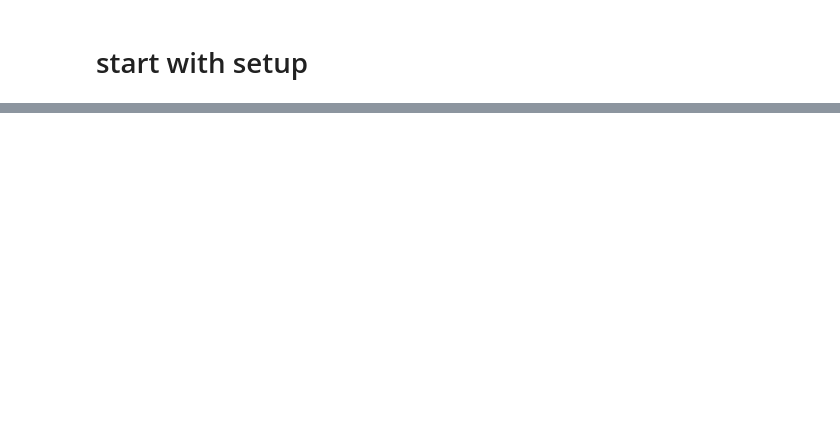
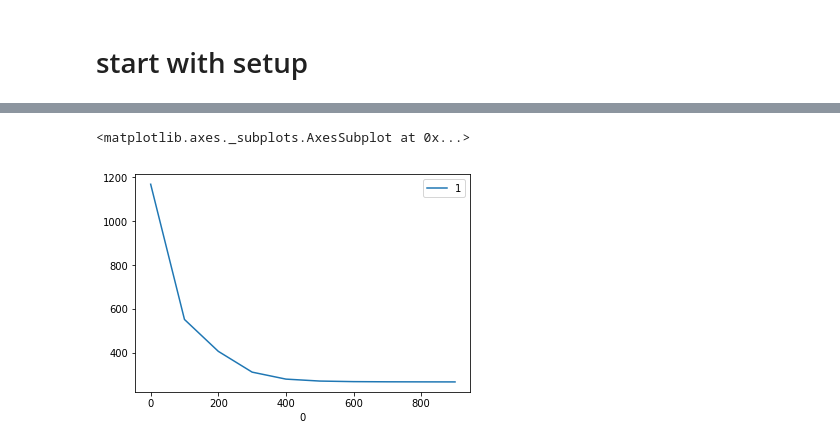
Before and after one commit to hAckdamDys/pyage, a Jupyter notebook: start_notebook.ipynb, the cells around one changed output, grey strips where cells are left out. Saved outputs shown, nothing was run; the diff lists cells and outputs as text; code cells hidden in the pictures; blank space fills up the shorter version.

```diff
--- a/start_notebook.ipynb
+++ b/start_notebook.ipynb
@@ -29,0 +52,7 @@ INFO:pyage.core.workplace:=========STEP 10=============
+# %%
+plot_data=pd.read_csv("fitness_pyage.conf.femas_single_pyage.txt",sep=";",header=None,index_col=0)
+# %%
+plot_data.plot()
+# %% [output]
+<matplotlib.axes._subplots.AxesSubplot at 0x...>
+[figure, added]
```
Also changed, not shown: parts of 20 cells of this notebook.
